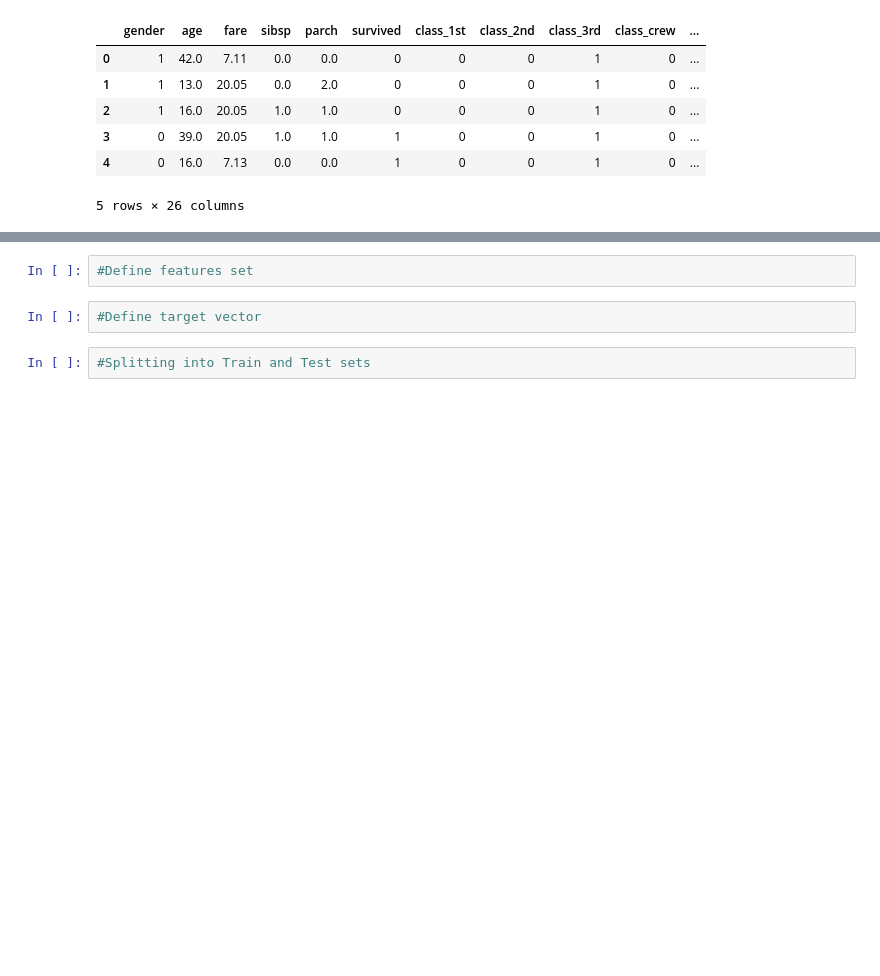
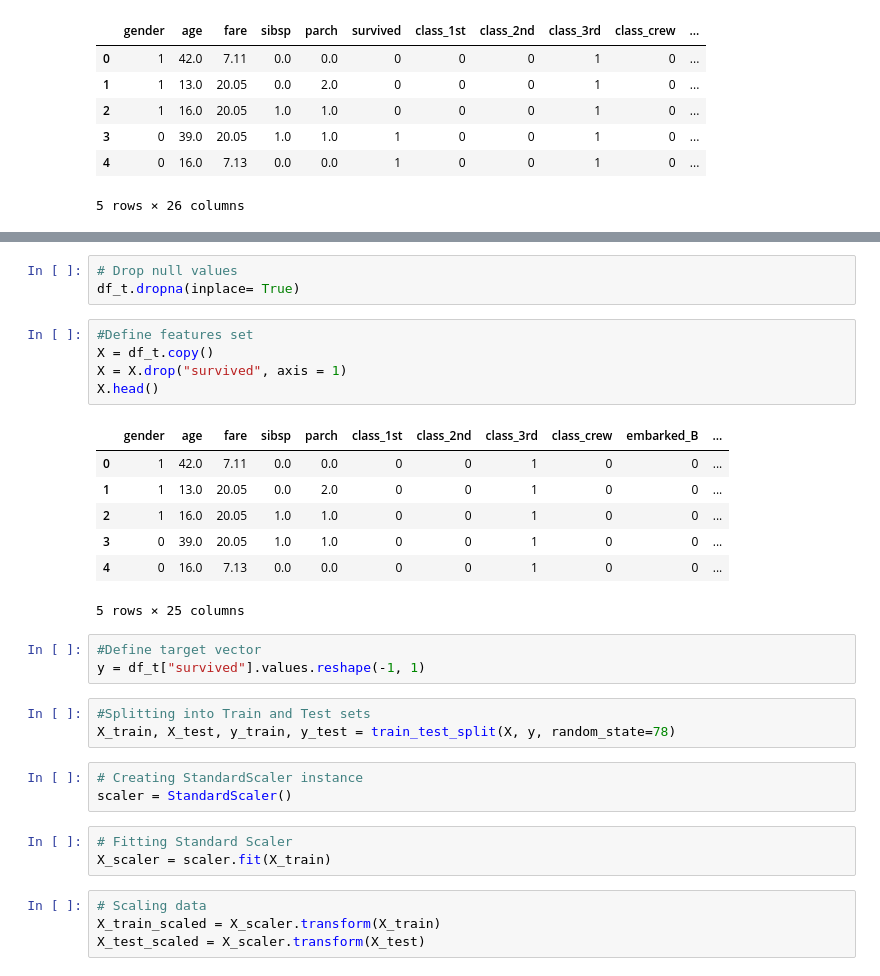
Before and after one commit to PGrickswim/Titanic-Dashboard, a Jupyter notebook: Notebooks/Titanic-decision-tree.ipynb, the cells around one changed output, grey strips where cells are left out. Drawn from its saved outputs; the diff is of its cells as text; blank space fills up the shorter version.

Commit message:
Adding script to split_train_test and run provisional model.

```diff
--- a/Notebooks/Titanic-decision-tree.ipynb
+++ b/Notebooks/Titanic-decision-tree.ipynb
@@ -182,6 +203,32 @@ df_t.head()
+# %%
+# Drop null values
+df_t.dropna(inplace= True)
 # %%
 #Define features set
+X = df_t.copy()
+X = X.drop("survived", axis = 1)
+X.head()
+# %% [output]
+|  | gender | age | fare | sibsp | parch | class_1st | class_2nd | class_3rd | class_crew | embarked_B | ... |
+| 0 | 1 | 42.0 | 7.11 | 0.0 | 0.0 | 0 | 0 | 1 | 0 | 0 | ... |
+| 1 | 1 | 13.0 | 20.05 | 0.0 | 2.0 | 0 | 0 | 1 | 0 | 0 | ... |
+| 2 | 1 | 16.0 | 20.05 | 1.0 | 1.0 | 0 | 0 | 1 | 0 | 0 | ... |
+| 3 | 0 | 39.0 | 20.05 | 1.0 | 1.0 | 0 | 0 | 1 | 0 | 0 | ... |
+| 4 | 0 | 16.0 | 7.13 | 0.0 | 0.0 | 0 | 0 | 1 | 0 | 0 | ... |
+5 rows × 25 columns
 # %%
 #Define target vector
+y = df_t["survived"].values.reshape(-1, 1)
 # %%
 #Splitting into Train and Test sets
+X_train, X_test, y_train, y_test = train_test_split(X, y, random_state=78)
+# %%
+# Creating StandardScaler instance
+scaler = StandardScaler()
+# %%
+# Fitting Standard Scaler
+X_scaler = scaler.fit(X_train)
+# %%
+# Scaling data
+X_train_scaled = X_scaler.transform(X_train)
+X_test_scaled = X_scaler.transform(X_test)
```
Also changed, not shown: parts of 9 cells of this notebook.
